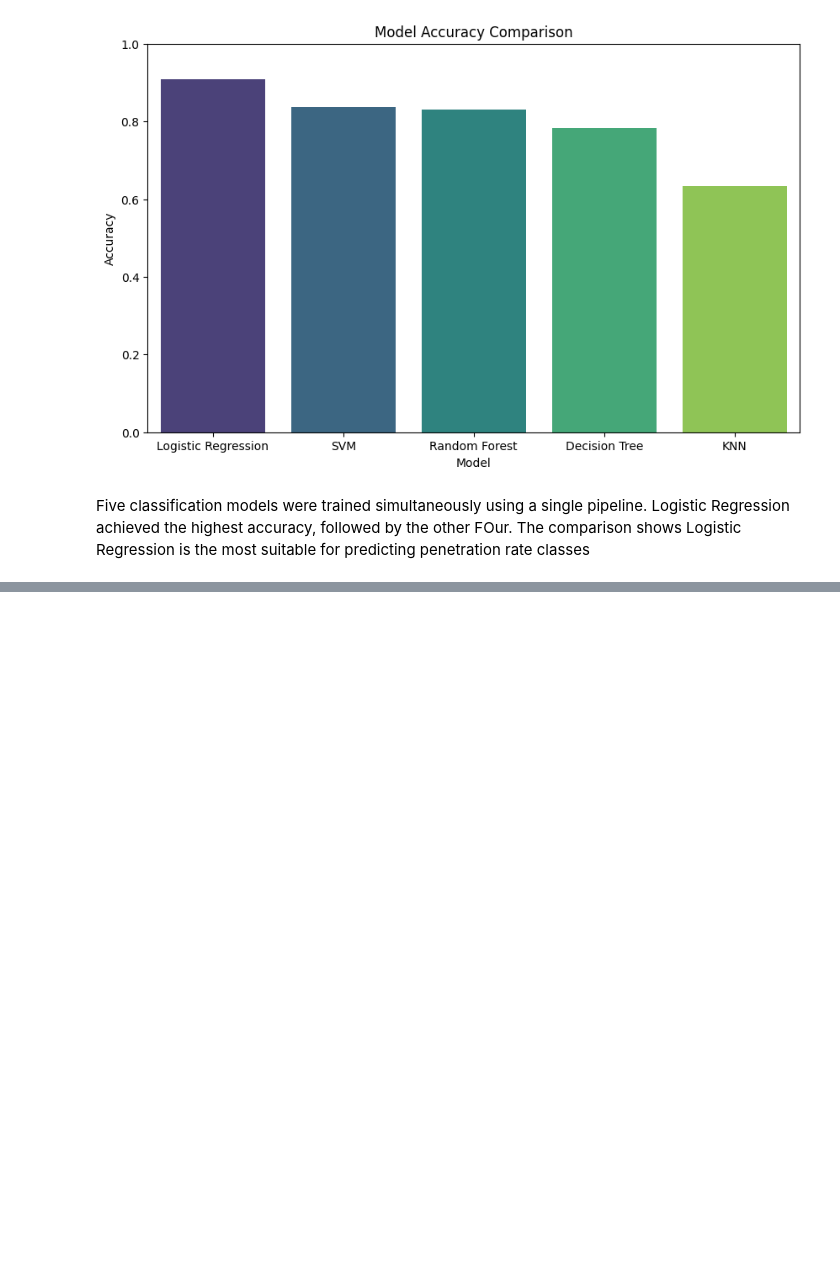
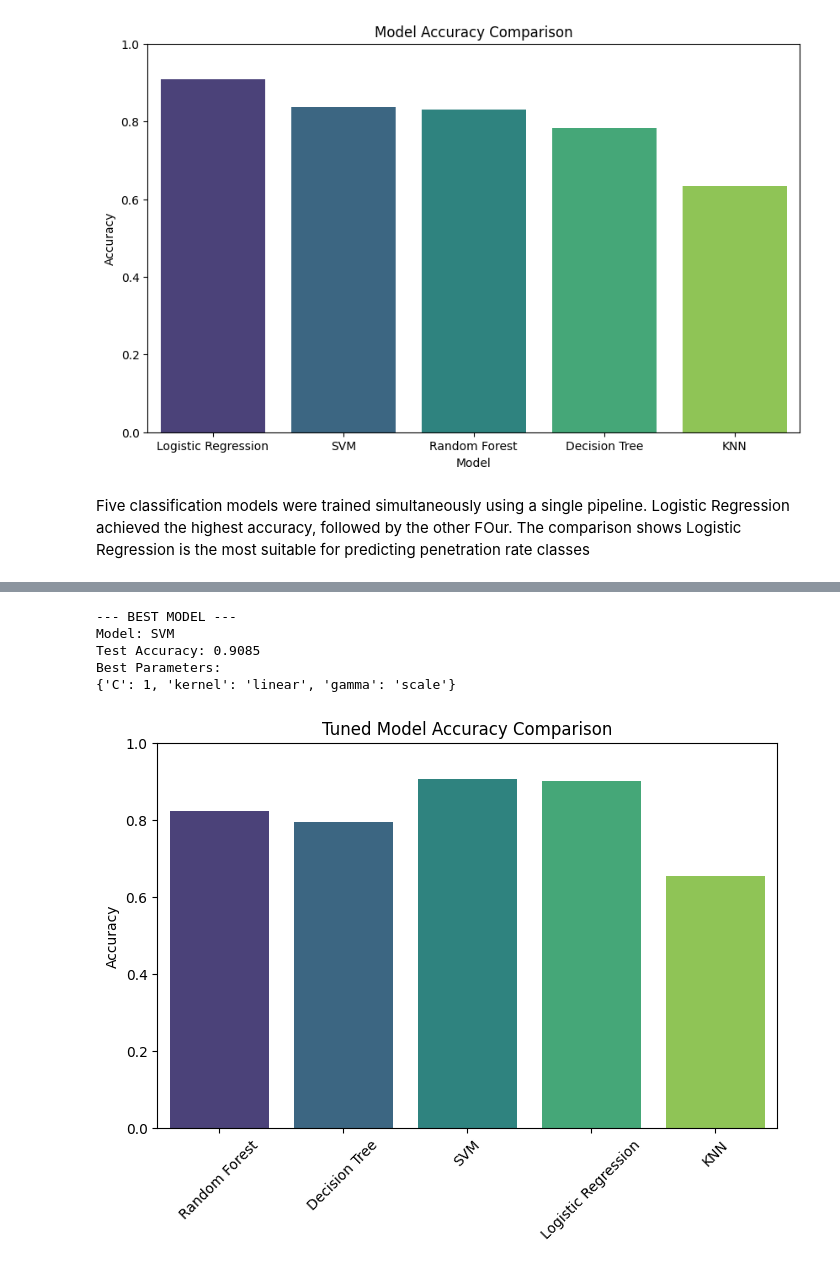
Before and after one commit to nomankhan0347893-web/mentorship-program-devsil, a Jupyter notebook: week_6_pro.ipynb, the cells around one changed output, grey strips where cells are left out. Saved outputs shown, nothing was run; the diff lists cells and outputs as text; code cells hidden in the pictures; blank space fills up the shorter version.

```diff
--- a/week_6_pro.ipynb
+++ b/week_6_pro.ipynb
@@ -800,0 +1117,29 @@ Five classification models were trained simultaneously using a single pipeline.
+# %%
+# Find the model with highest accuracy
+best_model_name = max(results, key=results.get)
+best_model_acc = results[best_model_name]
+best_model_params = best_models[best_model_name].get_params()
+
+print(f"\n--- BEST MODEL ---")
+print(f"Model: {best_model_name}")
+print(f"Test Accuracy: {best_model_acc:.4f}")
+print(f"Best Parameters:")
+# Print only parameters that were tuned
+tuned_params = {k: best_model_params[k] for k in models[best_model_name]['params'].keys()}
+print(tuned_params)
+# %% [output]
+--- BEST MODEL ---
+Model: SVM
+Test Accuracy: 0.9085
+Best Parameters:
+{'C': 1, 'kernel': 'linear', 'gamma': 'scale'}
+# %%
+plt.figure(figsize=(8,5))
+sns.barplot(x=list(results.keys()), y=list(results.values()), palette="viridis")
+plt.title("Tuned Model Accuracy Comparison")
+plt.ylabel("Accuracy")
+plt.ylim(0,1)
+plt.xticks(rotation=45)
+plt.show()
+# %% [output]
+[figure, added]
```
Also changed, not shown: parts of 31 cells of this notebook.
